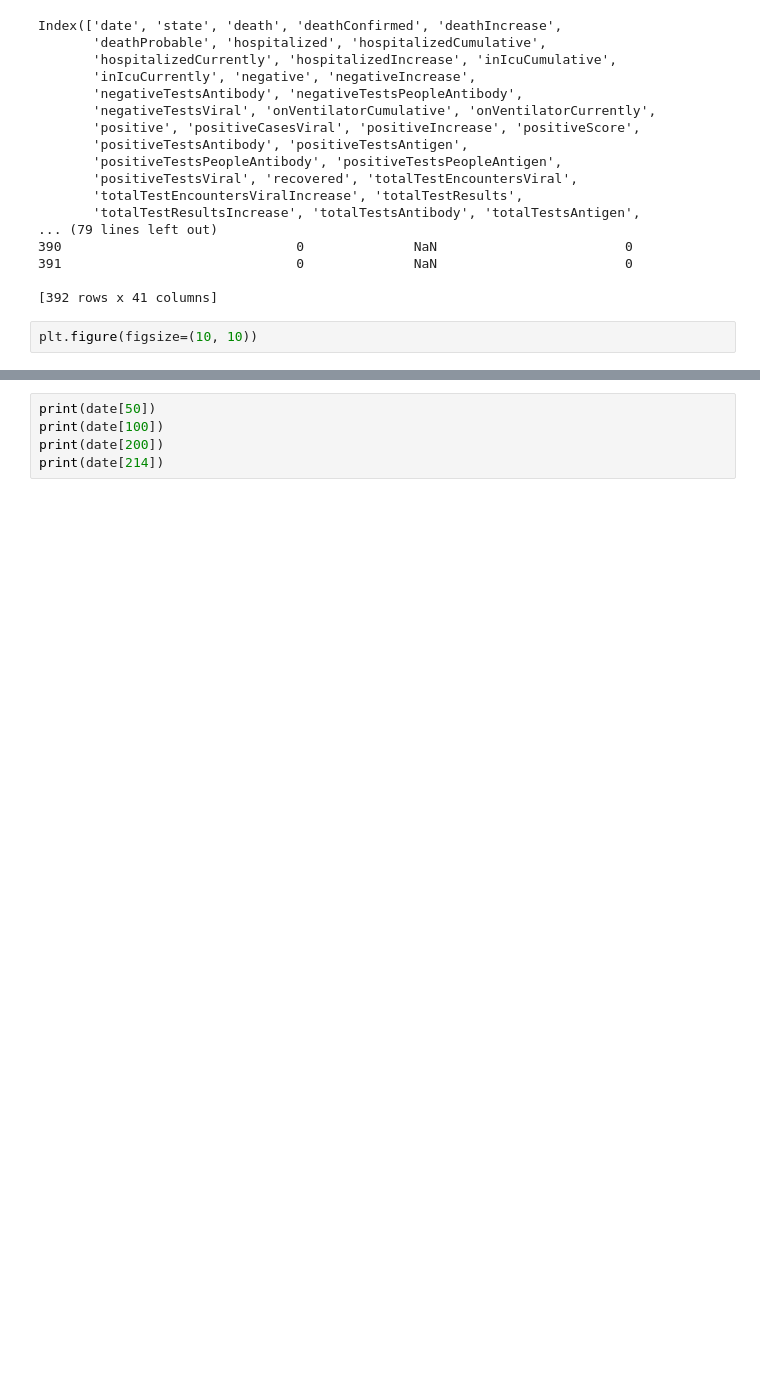
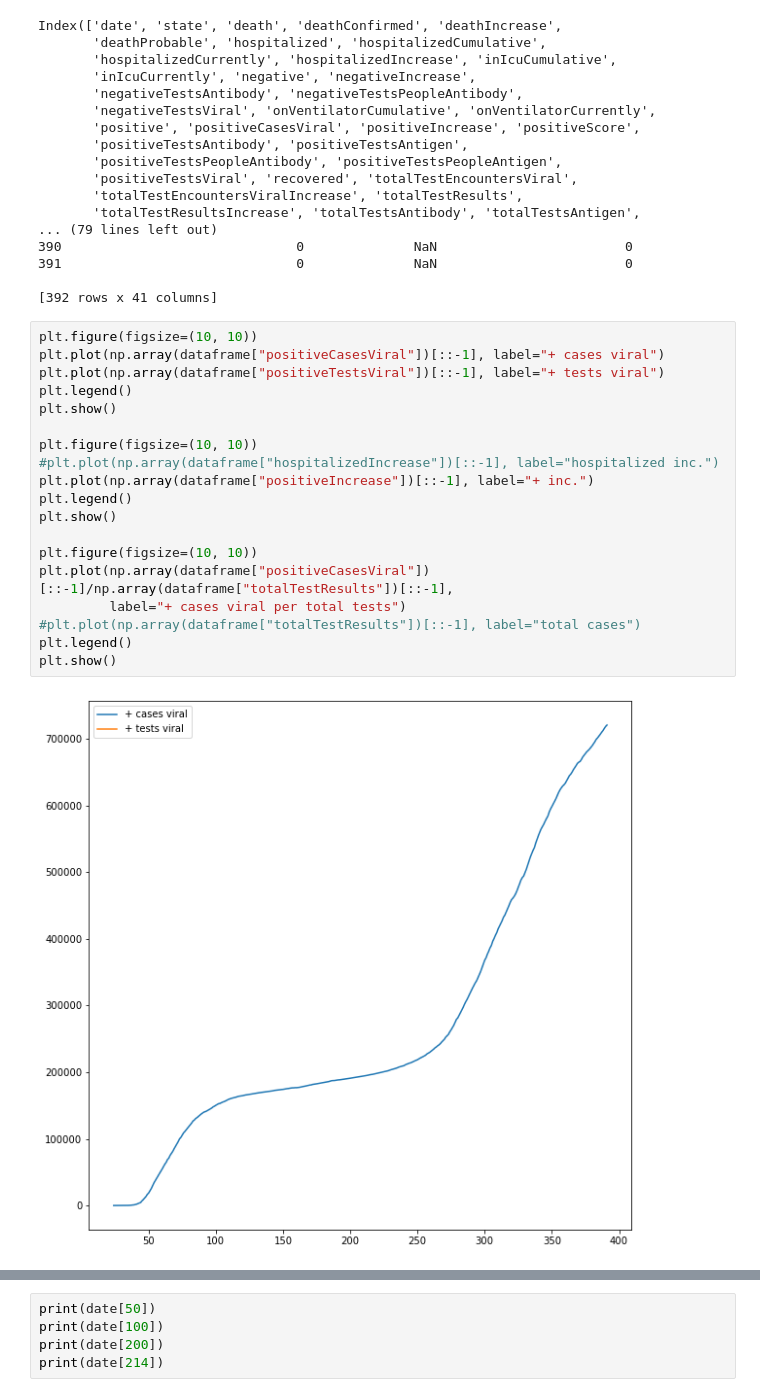
Before and after one commit to JeromeTroy/gsg_project_5, a Jupyter notebook: Exploration.ipynb, the cells around one changed output, grey strips where cells are left out. Cells and saved outputs as stored; diff of their text form; blank space fills up the shorter version.

```diff
--- a/Exploration.ipynb
+++ b/Exploration.ipynb
@@ -24,5 +24,24 @@ Index(['date', 'state', 'death', 'deathConfirmed', 'deathIncrease',
 391                              0              NaN                        0
 
 [392 rows x 41 columns]
-# %%
-plt.figure(figsize=(10, 10))
+# %%
+plt.figure(figsize=(10, 10))
+plt.plot(np.array(dataframe["positiveCasesViral"])[::-1], label="+ cases viral")
+plt.plot(np.array(dataframe["positiveTestsViral"])[::-1], label="+ tests viral")
+plt.legend()
+plt.show()
+
+plt.figure(figsize=(10, 10))
+#plt.plot(np.array(dataframe["hospitalizedIncrease"])[::-1], label="hospitalized inc.")
+plt.plot(np.array(dataframe["positiveIncrease"])[::-1], label="+ inc.")
+plt.legend()
+plt.show()
+
+plt.figure(figsize=(10, 10))
+plt.plot(np.array(dataframe["positiveCasesViral"])[::-1]/np.array(dataframe["totalTestResults"])[::-1],
+         label="+ cases viral per total tests")
+#plt.plot(np.array(dataframe["totalTestResults"])[::-1], label="total cases")
+plt.legend()
+plt.show()
+# %% [output]
+[figure, added]
```
Also changed, not shown: parts of 6 cells of this notebook.
